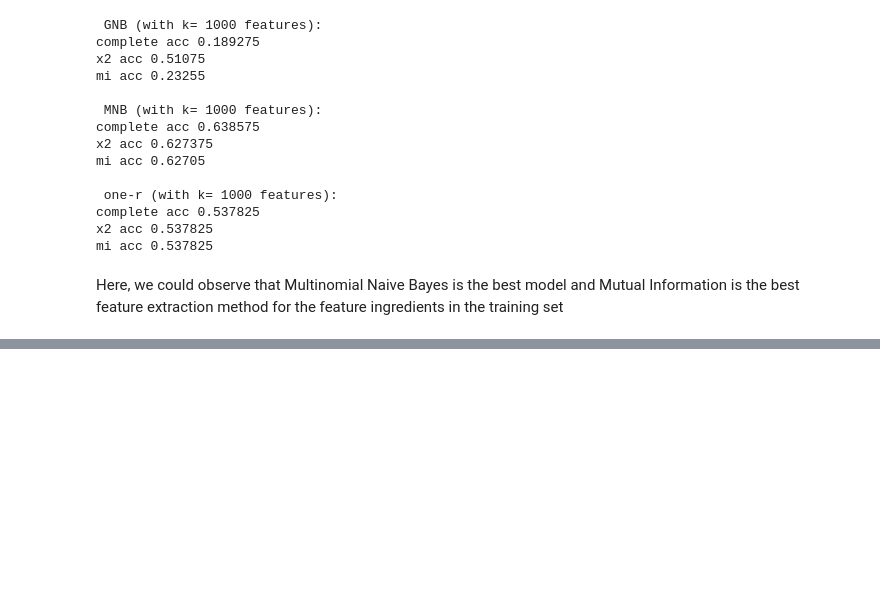
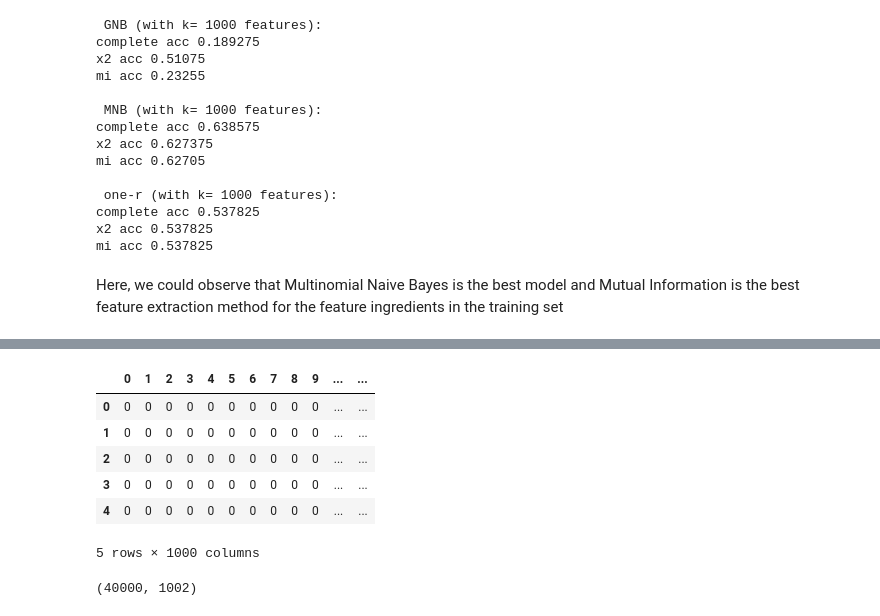
Before and after one commit to HesterLim/recipe-cooktime-classifier, a Jupyter notebook: recipe-classifier-nb-hester.ipynb, the cells around one changed output, grey strips where cells are left out. Saved outputs shown, nothing was run; the diff lists cells and outputs as text; code cells hidden in the pictures; blank space fills up the shorter version.

Commit message:
completed merging of name,steps,ingredients

```diff
--- a/recipe-classifier-nb-hester.ipynb
+++ b/recipe-classifier-nb-hester.ipynb
@@ -470,0 +492,28 @@ Here, we could observe that Multinomial Naive Bayes is the best model and Mutual
+# %%
+# Mutual Information for name
+mi = SelectKBest(score_func=mutual_info_classif, k=k)
+mi.fit(X_train_name,y_train)
+
+X_train_mi_name = mi.transform(X_train_name)
+X_test_mi_name = mi.transform(X_test_name)
+# Create a sparse matrix
+mi_matrix = X_train_mi.todense()
+# Convert matrix to list
+mi_list = mi_matrix.tolist()
+# Convert list to dataframe
+mi_df = pd.DataFrame(mi_list)
+mi_df.head()
+# %% [output]
+|  | 0 | 1 | 2 | 3 | 4 | 5 | 6 | 7 | 8 | 9 | ... | ... |
+| 0 | 0 | 0 | 0 | 0 | 0 | 0 | 0 | 0 | 0 | 0 | ... | ... |
+| 1 | 0 | 0 | 0 | 0 | 0 | 0 | 0 | 0 | 0 | 0 | ... | ... |
+| 2 | 0 | 0 | 0 | 0 | 0 | 0 | 0 | 0 | 0 | 0 | ... | ... |
+| 3 | 0 | 0 | 0 | 0 | 0 | 0 | 0 | 0 | 0 | 0 | ... | ... |
+| 4 | 0 | 0 | 0 | 0 | 0 | 0 | 0 | 0 | 0 | 0 | ... | ... |
+5 rows × 1000 columns
+# %%
+# Join the name features to the training set
+join_train_df = new_train_df.join(mi_df)
+join_train_df.shape
+# %% [output]
+(40000, 1002)
```
Also changed, not shown: parts of 30 cells of this notebook.
